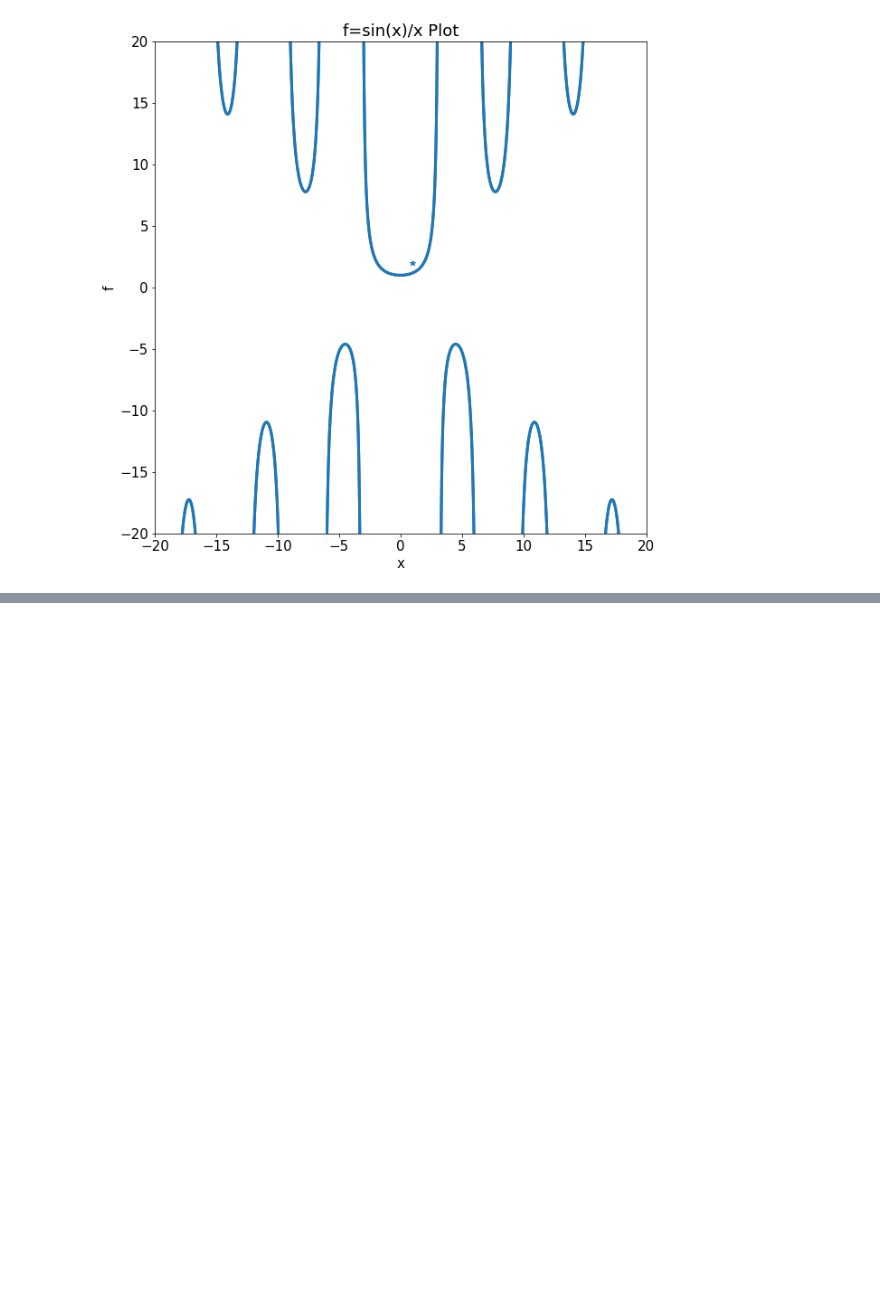
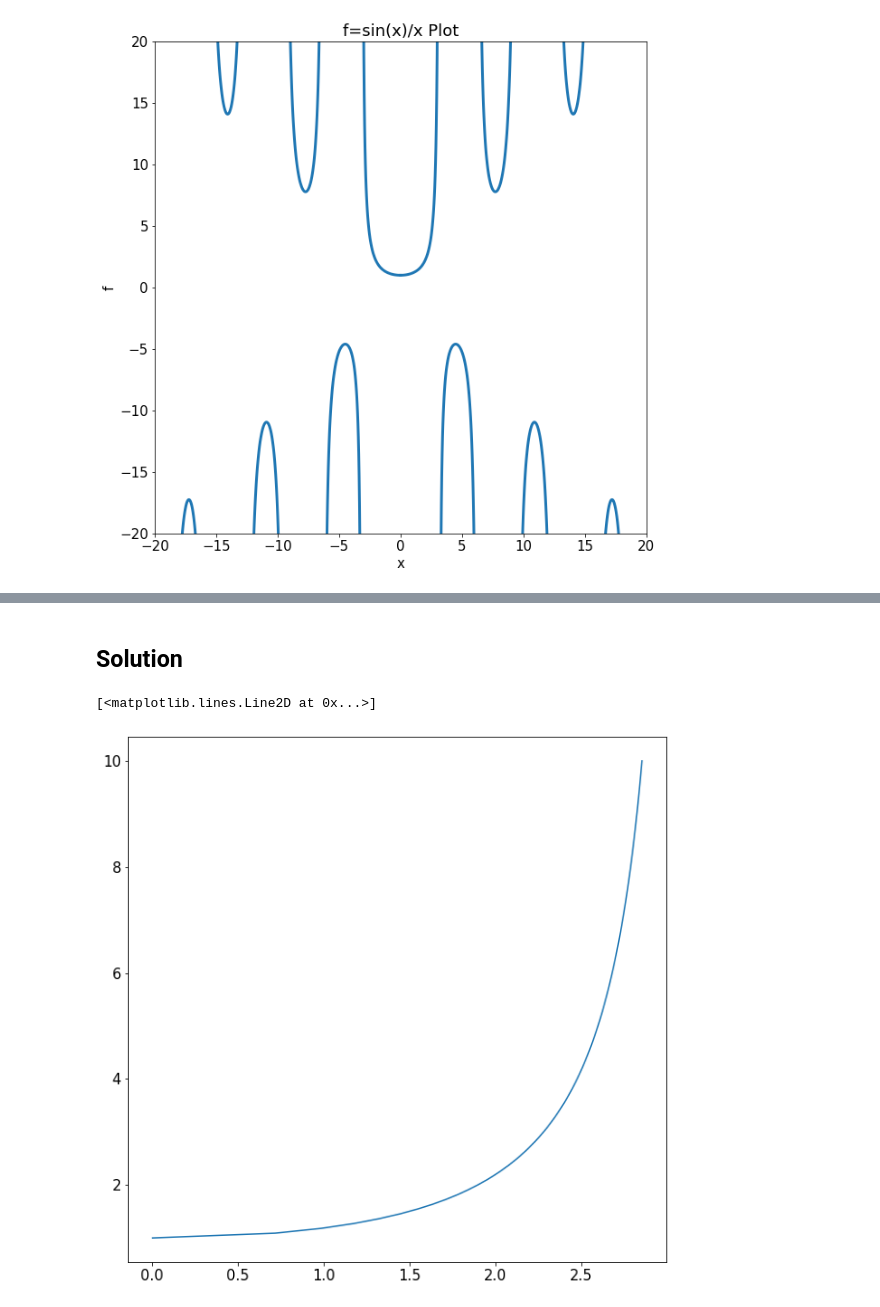
Before and after one commit to shivakumargaddam/ME7227, a Jupyter notebook: assign1_prob1.ipynb, the cells around one changed output, grey strips where cells are left out. Drawn from its saved outputs; the diff is of its cells as text; code cells hidden in the pictures; blank space fills up the shorter version.

```diff
--- a/assign1_prob1.ipynb
+++ b/assign1_prob1.ipynb
@@ -11,21 +11,24 @@ import pandas as pd
 $$ f=\frac{x}{\sin x} $$
 # %%
-def load(x): return x/math.sin(x)
+def sinx_x(limit=[-20,20,-20,20],size=10):
+    def load(x): return x/math.sin(x)
+
+    f = np.vectorize(load)
+    a = size
+    for i in np.arange(-a, a+1):
+        x = np.linspace(i*math.pi+0.00000001, i *
+                        math.pi+math.pi-0.00000001, 100)
+        y = f(x)
+        plt.plot(x, y, 'tab:blue', linewidth=3)
+    plt.xlim(limit[0], limit[1])
+    plt.ylim(limit[2], limit[3])
+    plt.title('f=sin(x)/x Plot')
+    plt.xlabel('x')
+    plt.ylabel('f')
+    ax = plt.gca()
+    ax.set_aspect('equal')
 
 
-f = np.vectorize(load)
-a = 10
-for i in np.arange(-a, a+1):
-    x = np.linspace(i*math.pi+0.00000001, i*math.pi+math.pi-0.00000001, 100)
-    y = f(x)
-    plt.plot(x, y, 'tab:blue', linewidth=3)
-plt.xlim(-20, 20)
-plt.ylim(-20, 20)
-plt.title('f=sin(x)/x Plot')
-plt.xlabel('x')
-plt.ylabel('f')
-ax = plt.gca()
-ax.set_aspect('equal')
-plt.show()
+sinx_x()
 # %% [output]
 [figure]
@@ -38,0 +107,11 @@ plt.show()
+# %% [markdown]
+## Solution
+# %%
+f_grid = np.linspace(1,10,100)
+x_grid = np.array([])
+for fi in f_grid:
+    x_grid = np.append(x_grid, solve(x_initial=3, f=fi, view=False))
+plt.plot(x_grid,f_grid)
+# %% [output]
+[<matplotlib.lines.Line2D at 0x...>]
+[figure, added]
```
Also changed, not shown: parts of 9 cells of this notebook.
